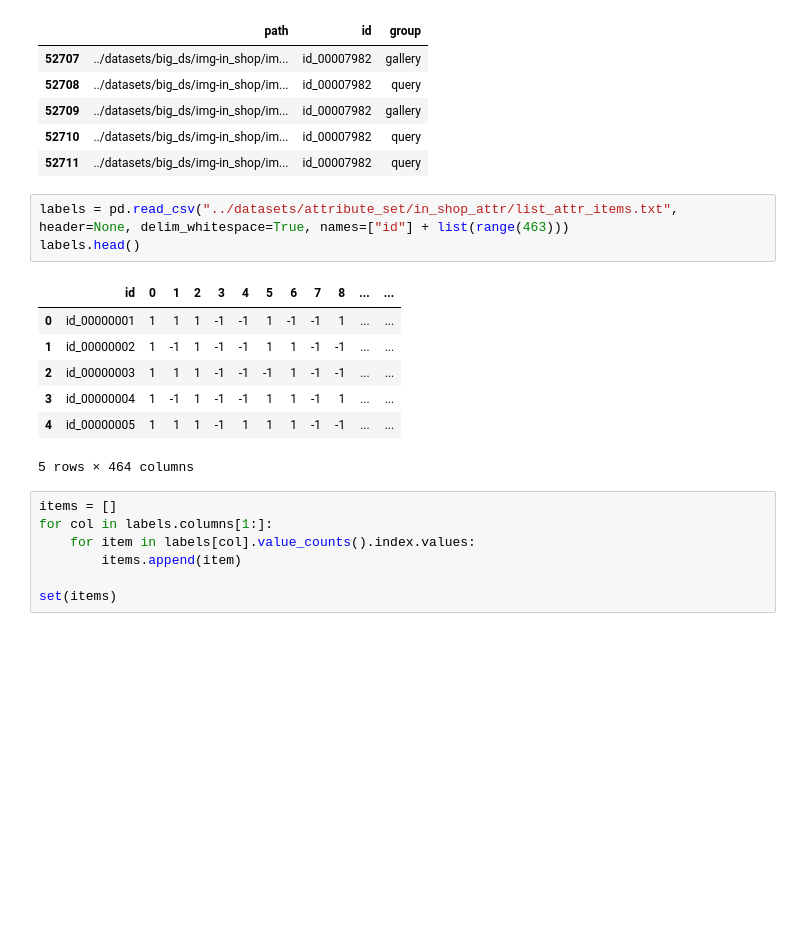
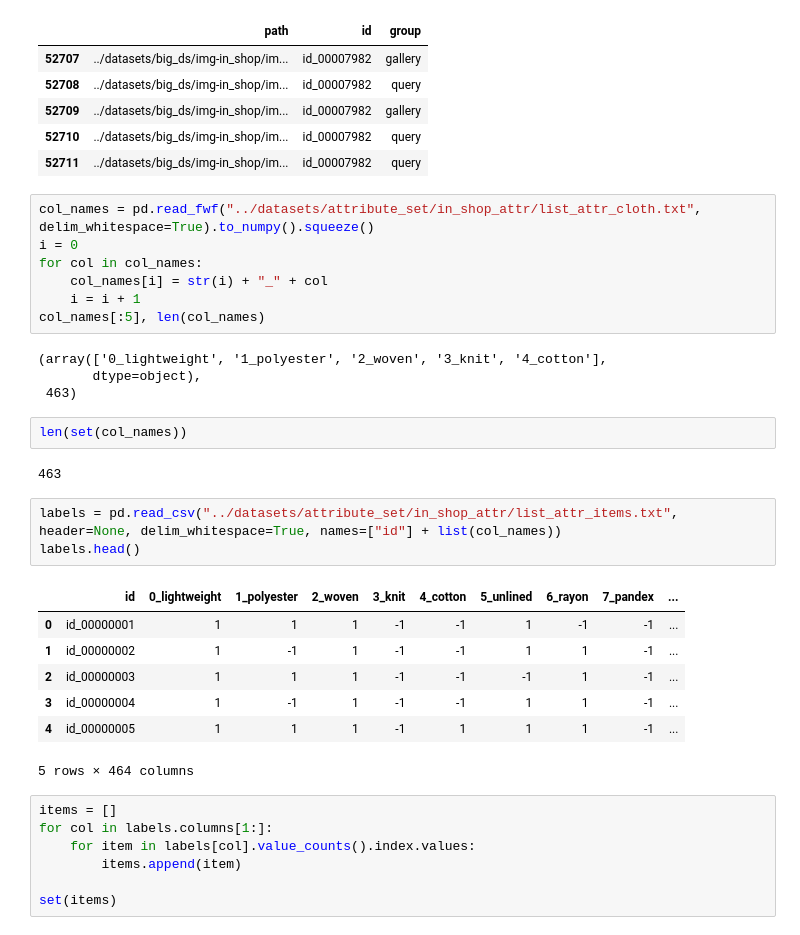
Before and after one commit to melihkacaman/SimilarProducts, a Jupyter notebook: notebooks/06 DP In-Shop Atribute Prediction.ipynb, the cells around one changed output. Saved outputs shown, nothing was run; the diff lists cells and outputs as text; blank space fills up the shorter version.

```diff
--- a/notebooks/06 DP In-Shop Atribute Prediction.ipynb
+++ b/notebooks/06 DP In-Shop Atribute Prediction.ipynb
@@ -34,16 +34,31 @@ attr.tail()
 | 52709 | ../datasets/big_ds/img-in_shop/im... | id_00007982 | gallery |
 | 52710 | ../datasets/big_ds/img-in_shop/im... | id_00007982 | query |
 | 52711 | ../datasets/big_ds/img-in_shop/im... | id_00007982 | query |
+# %%
+col_names = pd.read_fwf("../datasets/attribute_set/in_shop_attr/list_attr_cloth.txt", delim_whitespace=True).to_numpy().squeeze()
+i = 0
+for col in col_names:
+    col_names[i] = str(i) + "_" + col
+    i = i + 1
+col_names[:5], len(col_names)
+# %% [output]
+(array(['0_lightweight', '1_polyester', '2_woven', '3_knit', '4_cotton'],
+       dtype=object),
+ 463)
+# %%
+len(set(col_names))
+# %% [output]
+463
 # %%
-labels = pd.read_csv("../datasets/attribute_set/in_shop_attr/list_attr_items.txt", header=None, delim_whitespace=True, names=["id"] + list(range(463)))
+labels = pd.read_csv("../datasets/attribute_set/in_shop_attr/list_attr_items.txt", header=None, delim_whitespace=True, names=["id"] + list(col_names))
 labels.head()
 # %% [output]
-|  | id | 0 | 1 | 2 | 3 | 4 | 5 | 6 | 7 | 8 | ... | ... |
-| 0 | id_00000001 | 1 | 1 | 1 | -1 | -1 | 1 | -1 | -1 | 1 | ... | ... |
-| 1 | id_00000002 | 1 | -1 | 1 | -1 | -1 | 1 | 1 | -1 | -1 | ... | ... |
-| 2 | id_00000003 | 1 | 1 | 1 | -1 | -1 | -1 | 1 | -1 | -1 | ... | ... |
-| 3 | id_00000004 | 1 | -1 | 1 | -1 | -1 | 1 | 1 | -1 | 1 | ... | ... |
-| 4 | id_00000005 | 1 | 1 | 1 | -1 | 1 | 1 | 1 | -1 | -1 | ... | ... |
+|  | id | 0_lightweight | 1_polyester | 2_woven | 3_knit | 4_cotton | 5_unlined | 6_rayon | 7_pandex | ... |
+| 0 | id_00000001 | 1 | 1 | 1 | -1 | -1 | 1 | -1 | -1 | ... |
+| 1 | id_00000002 | 1 | -1 | 1 | -1 | -1 | 1 | 1 | -1 | ... |
+| 2 | id_00000003 | 1 | 1 | 1 | -1 | -1 | -1 | 1 | -1 | ... |
+| 3 | id_00000004 | 1 | -1 | 1 | -1 | -1 | 1 | 1 | -1 | ... |
+| 4 | id_00000005 | 1 | 1 | 1 | -1 | 1 | 1 | 1 | -1 | ... |
 5 rows × 464 columns
 # %%
 items = []
```
Also changed, not shown: parts of 7 cells of this notebook, 1 other file.
